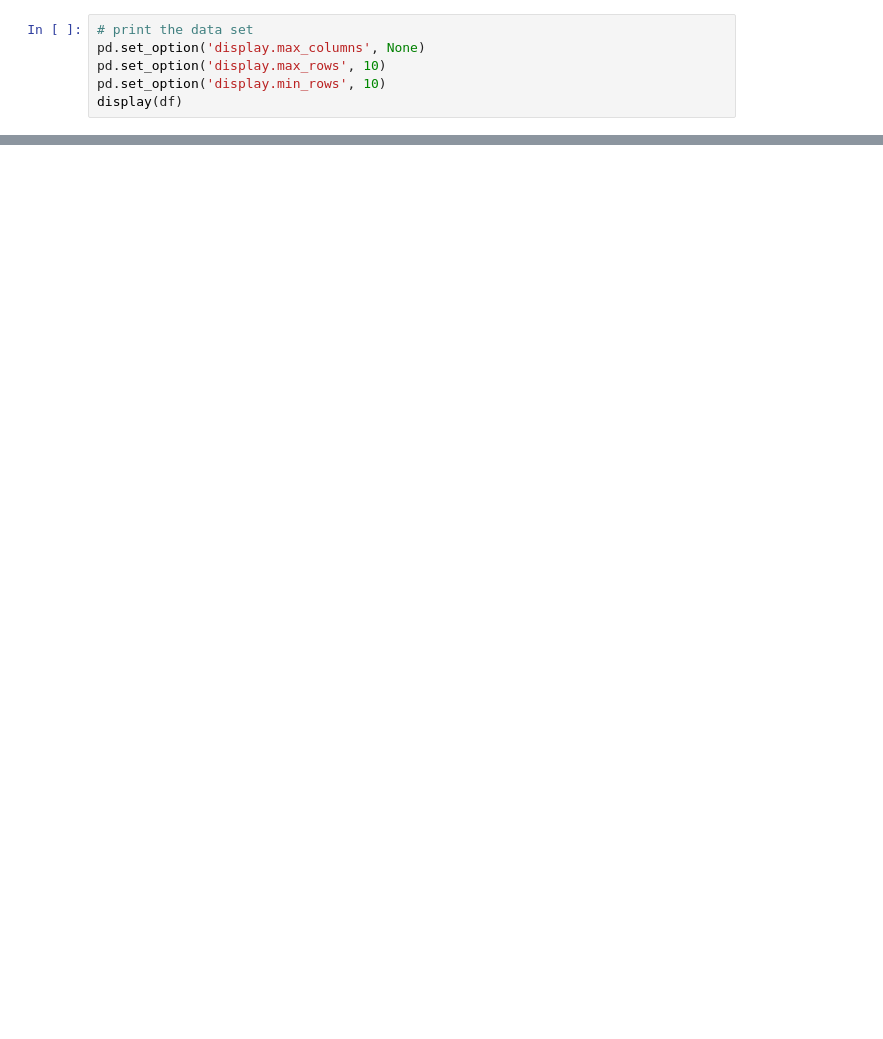
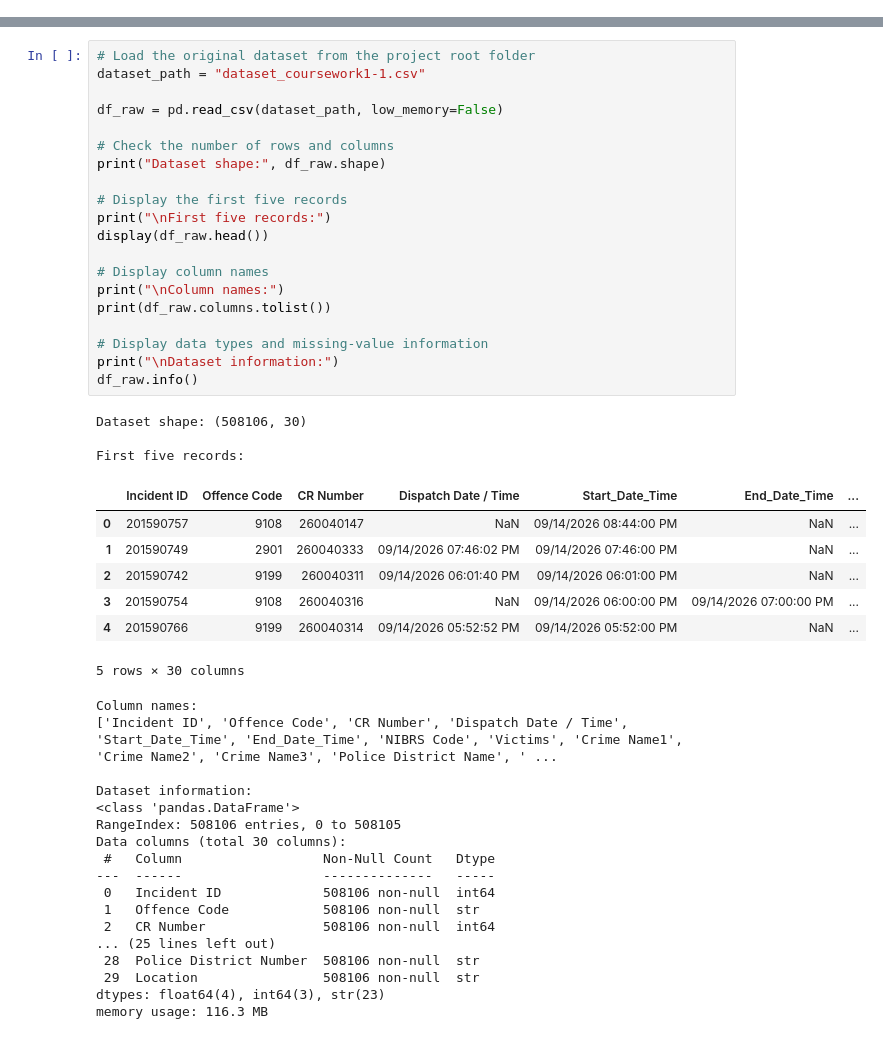
Before and after one commit to ArunaMahaGamage/MSC-AI-CW1, a Jupyter notebook: Group8-ADP.ipynb, the cells around one changed output, grey strips where cells are left out. Cells and saved outputs as stored; diff of their text form; blank space fills up the shorter version.

```diff
--- a/Group8-ADP.ipynb
+++ b/Group8-ADP.ipynb
@@ -48,6 +0,0 @@ df = pd.read_csv("dataset_coursework1-1.csv", low_memory=False)
-# %%
-# print the data set
-pd.set_option('display.max_columns', None)
-pd.set_option('display.max_rows', 10)
-pd.set_option('display.min_rows', 10)
-display(df)
@@ -623,0 +91,48 @@ Sample: CR Numbers with multiple Incident IDs
+# %%
+# Load the original dataset from the project root folder
+dataset_path = "dataset_coursework1-1.csv"
+
+df_raw = pd.read_csv(dataset_path, low_memory=False)
+
+# Check the number of rows and columns
+print("Dataset shape:", df_raw.shape)
+
+# Display the first five records
+print("\nFirst five records:")
+display(df_raw.head())
+
+# Display column names
+print("\nColumn names:")
+print(df_raw.columns.tolist())
+
+# Display data types and missing-value information
+print("\nDataset information:")
+df_raw.info()
+# %% [output]
+Dataset shape: (508106, 30)
+
+First five records:
+|  | Incident ID | Offence Code | CR Number | Dispatch Date / Time | Start_Date_Time | End_Date_Time | ... |
+| 0 | 201590757 | 9108 | 260040147 | NaN | 09/14/2026 08:44:00 PM | NaN | ... |
+| 1 | 201590749 | 2901 | 260040333 | 09/14/2026 07:46:02 PM | 09/14/2026 07:46:00 PM | NaN | ... |
+| 2 | 201590742 | 9199 | 260040311 | 09/14/2026 06:01:40 PM | 09/14/2026 06:01:00 PM | NaN | ... |
+| 3 | 201590754 | 9108 | 260040316 | NaN | 09/14/2026 06:00:00 PM | 09/14/2026 07:00:00 PM | ... |
+| 4 | 201590766 | 9199 | 260040314 | 09/14/2026 05:52:52 PM | 09/14/2026 05:52:00 PM | NaN | ... |
+5 rows × 30 columns
+Column names:
+['Incident ID', 'Offence Code', 'CR Number', 'Dispatch Date / Time', 'Start_Date_Time', 'End_Date_Time', 'NIBRS Code', 'Victims', 'Crime Name1', 'Crime Name2', 'Crime Name3', 'Police District Name', ' ...
+
+Dataset information:
+<class 'pandas.DataFrame'>
+RangeIndex: 508106 entries, 0 to 508105
+Data columns (total 30 columns):
+ #   Column                  Non-Null Count   Dtype
+---  ------                  --------------   -----
+ 0   Incident ID             508106 non-null  int64
+ 1   Offence Code            508106 non-null  str
+ 2   CR Number               508106 non-null  int64
+... (25 lines left out)
+ 28  Police District Number  508106 non-null  str
+ 29  Location                508106 non-null  str
+dtypes: float64(4), int64(3), str(23)
+memory usage: 116.3 MB
```
Also changed, not shown: parts of 59 cells of this notebook.
